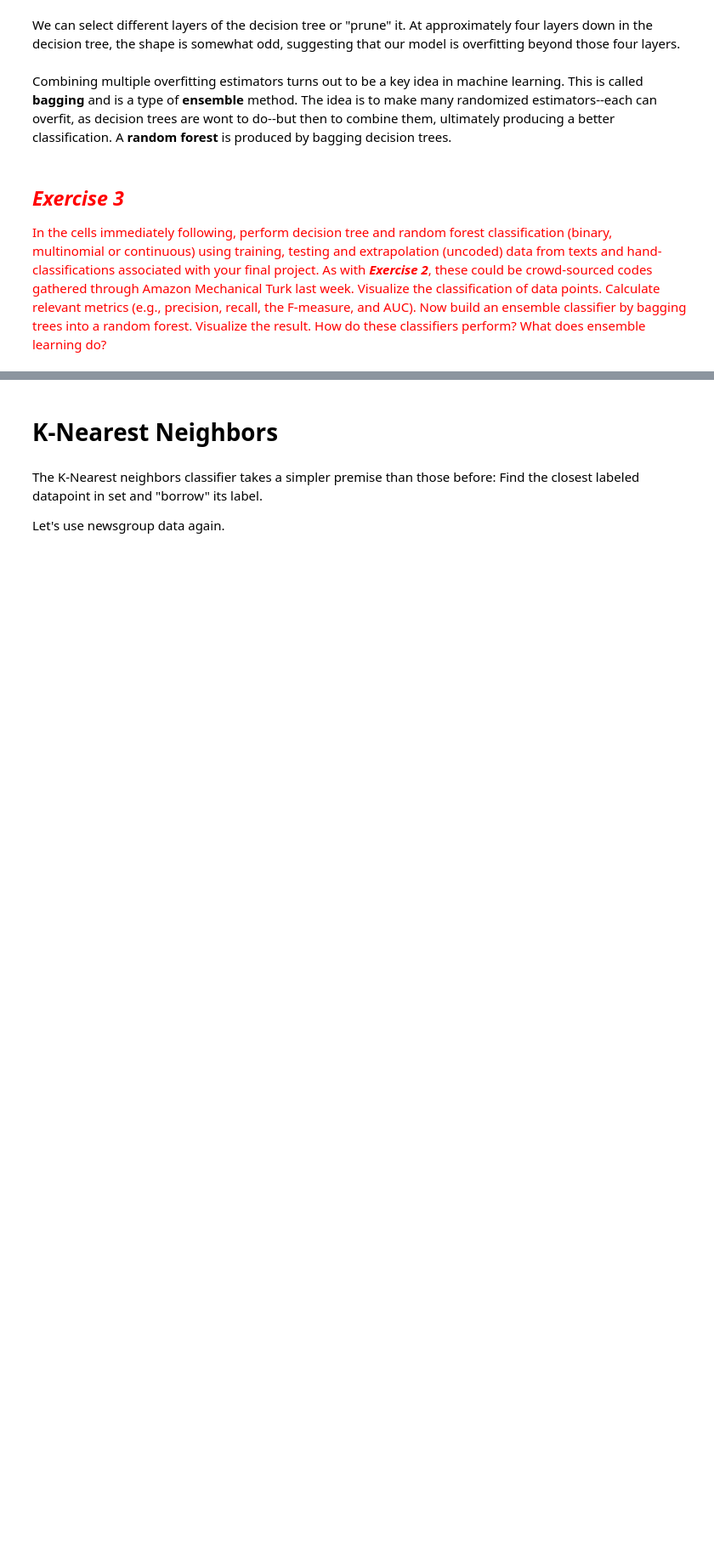
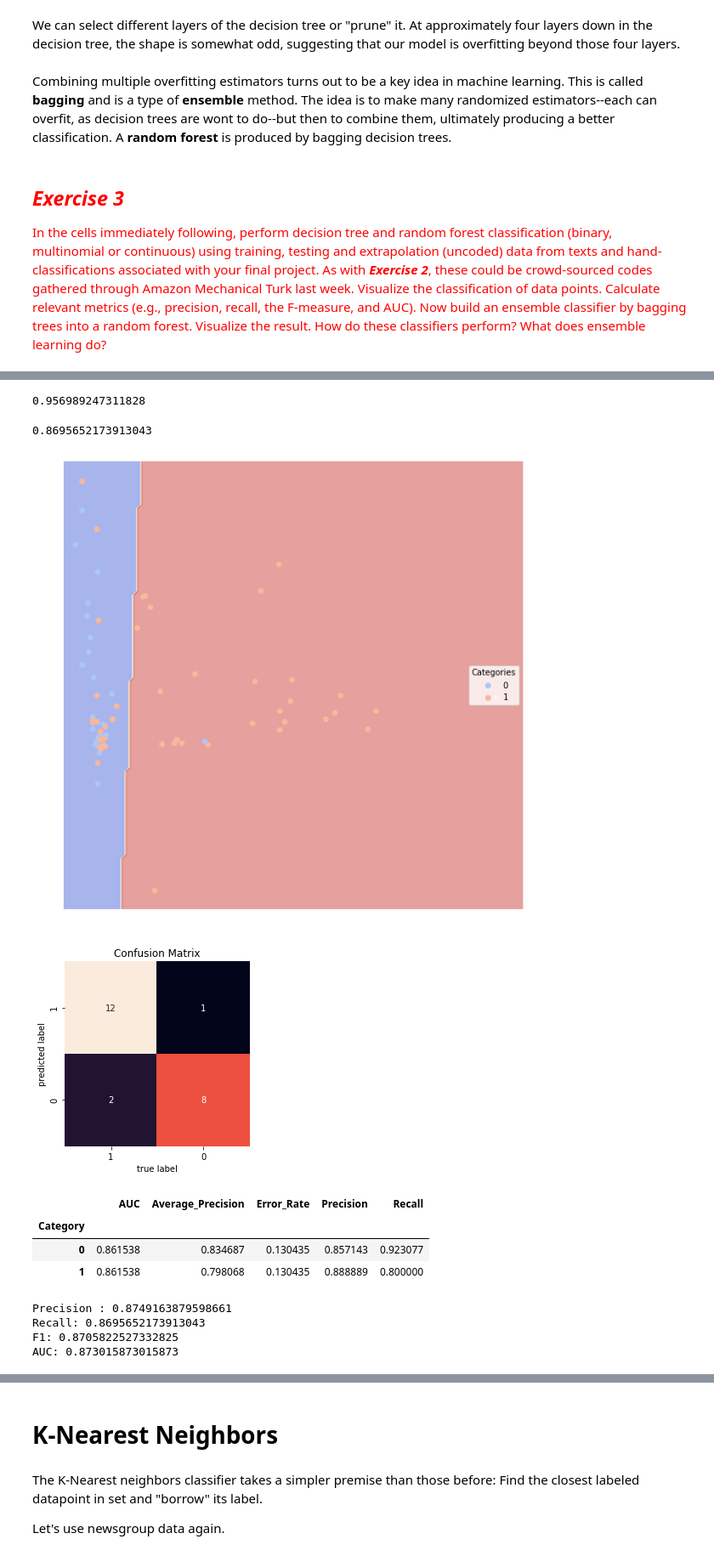
Before and after one commit to Moloq/content-analysis-2018, a Jupyter notebook: 6-Classification/6-Classification.ipynb, the cells around one changed output, grey strips where cells are left out. Shown at 85% size. Drawn from its saved outputs; the diff is of its cells as text; code cells hidden in the pictures; blank space fills up the shorter version.

```diff
--- a/6-Classification/6-Classification.ipynb
+++ b/6-Classification/6-Classification.ipynb
@@ -803,0 +955,18 @@ lucem_illud.plotConfusionMatrix(bag, df_exampleTree_test)
+# %%
+news_short_tree = sklearn.tree.DecisionTreeClassifier(max_depth=10)
+news_bag = sklearn.ensemble.BaggingClassifier(news_short_tree, n_estimators=100, max_samples=0.8, random_state=1)
+news_bag.fit(np.stack(news_train['vect'], axis = 0), news_train['label'])
+news_bag.score(np.stack(news_train['vect'], axis=0), news_train['label'])
+
+#testing
+news_bag.score(np.stack(news_test['vect'], axis=0), news_test['label'])
+news_test['bag_predict'] = news_bag.predict(np.stack(news_test['vect'], axis=0))
+lucem_illud.plotregions(news_tree, news_train)
+lucem_illud.plotConfusionMatrix(news_bag, news_test)
+lucem_illud.metrics.evaluateClassifier(news_bag, news_test)
+
+print("Precision : {}".format(sklearn.metrics.precision_score(news_test['bag_predict'], news_test['label'], average = 'weighted')))
+print("Recall: {}".format(sklearn.metrics.recall_score(news_test['bag_predict'], news_test['label'], average = 'weighted')))
+print("F1: {}".format(sklearn.metrics.f1_score(news_test['bag_predict'], news_test['label'], average = 'weighted')))
+print("AUC: {}".format(sklearn.metrics.roc_auc_score(news_test['bag_predict'], news_test['label'], average = 'weighted')))
+# %% [output]
@@ -803,0 +982,12 @@ lucem_illud.plotConfusionMatrix(bag, df_exampleTree_test)
+0.956989247311828
+0.8695652173913043
+[figure, added]
+[figure, added]
+|  | AUC | Average_Precision | Error_Rate | Precision | Recall |
+| Category |  |  |  |  |  |
+| 0 | 0.861538 | 0.834687 | 0.130435 | 0.857143 | 0.923077 |
+| 1 | 0.861538 | 0.798068 | 0.130435 | 0.888889 | 0.800000 |
+Precision : 0.8749163879598661
+Recall: 0.8695652173913043
+F1: 0.8705822527332825
+AUC: 0.873015873015873
```
Also changed, not shown: parts of 17 cells of this notebook.
